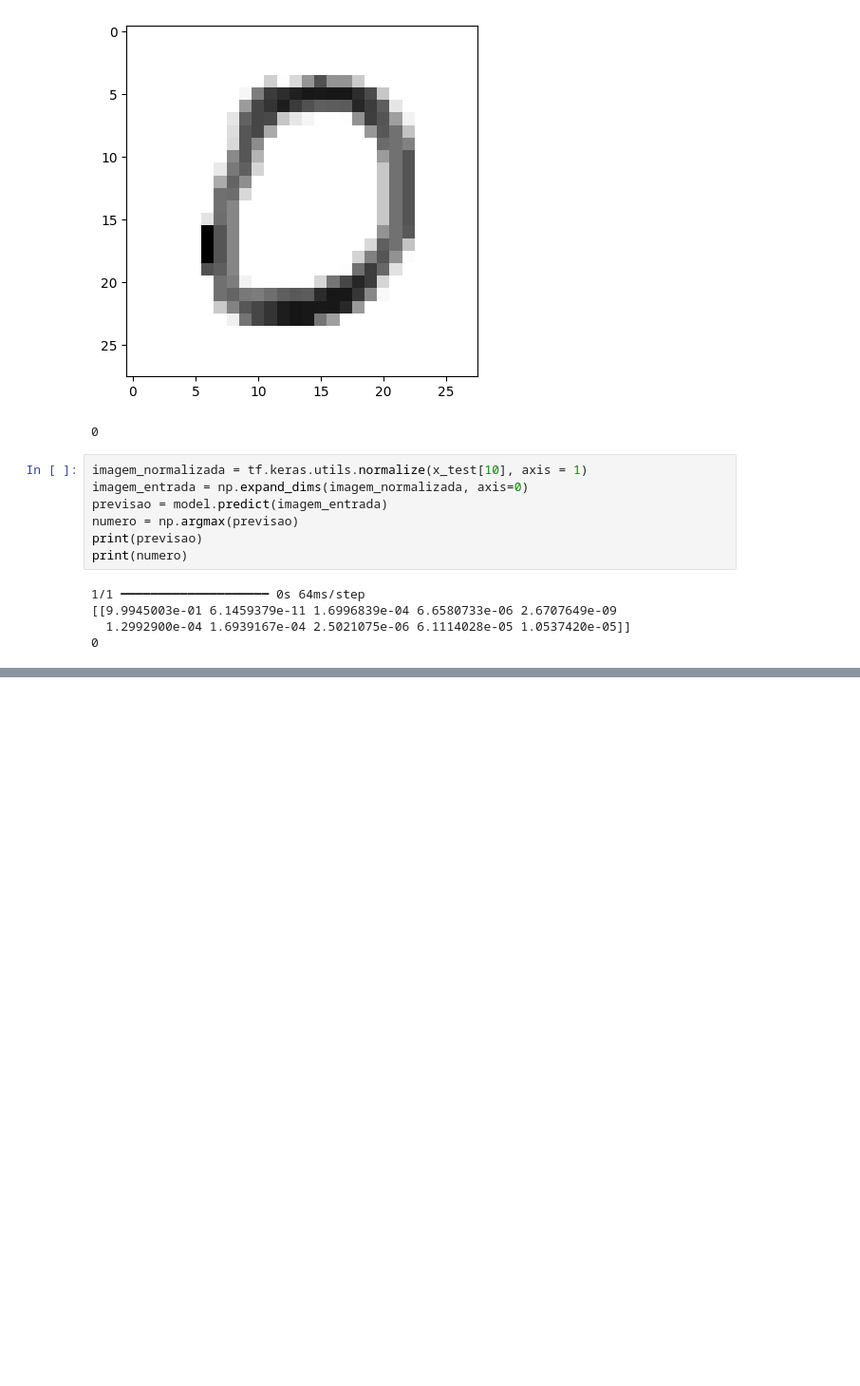
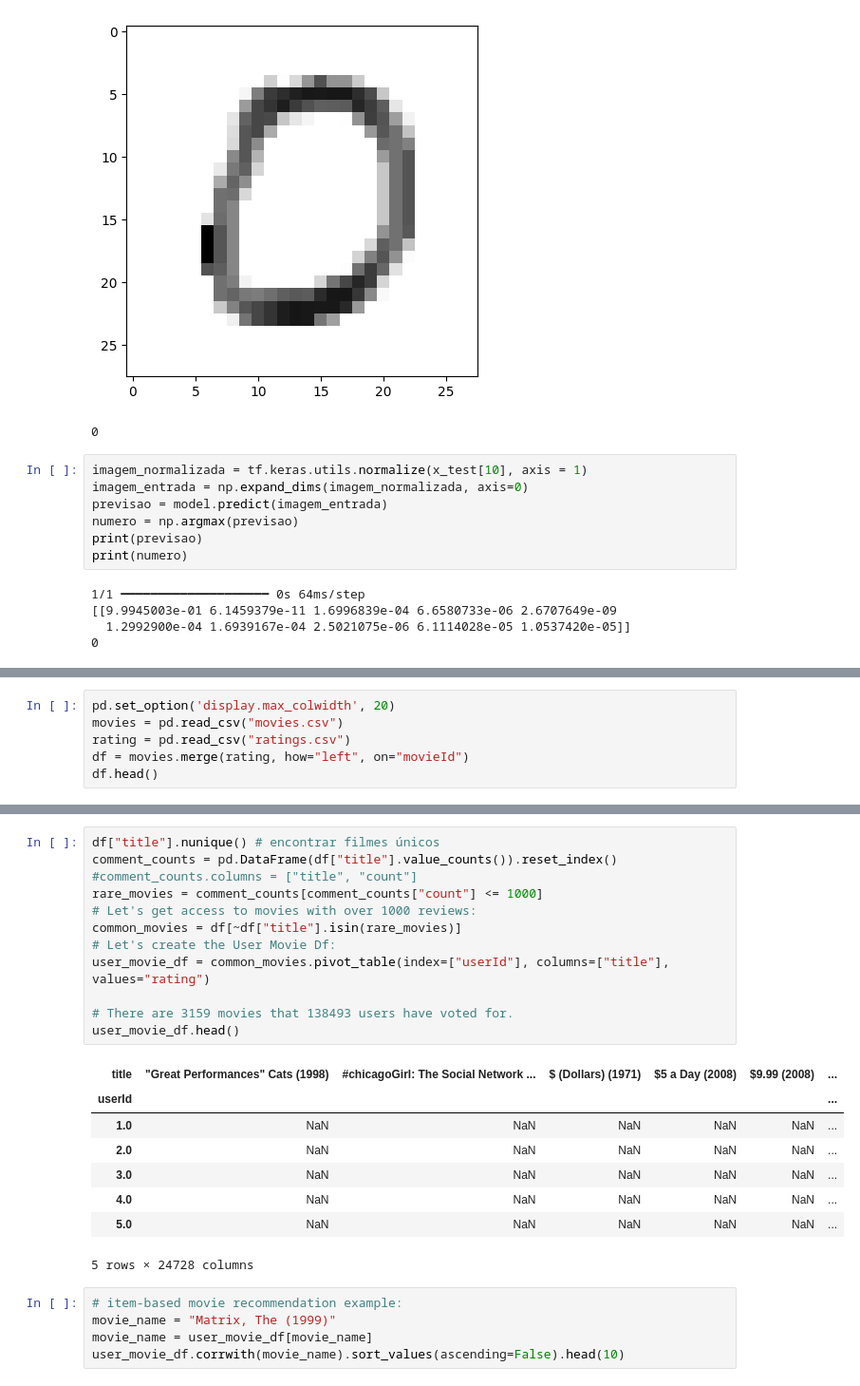
Before and after one commit to penchel/recdeeplearning, a Jupyter notebook: recdlpesquisa.ipynb, the cells around one changed output, grey strips where cells are left out. Shown at 95% size. Drawn from its saved outputs; the diff is of its cells as text; blank space fills up the shorter version.

Commit message:
filtragem colaborativa item

```diff
--- a/recdlpesquisa.ipynb
+++ b/recdlpesquisa.ipynb
@@ -112,0 +158,6 @@ print(numero)
+# %%
+pd.set_option('display.max_colwidth', 20)
+movies = pd.read_csv("movies.csv")
+rating = pd.read_csv("ratings.csv")
+df = movies.merge(rating, how="left", on="movieId")
+df.head()
@@ -112,0 +171,26 @@ print(numero)
+# %%
+df["title"].nunique() # encontrar filmes únicos
+comment_counts = pd.DataFrame(df["title"].value_counts()).reset_index()
+#comment_counts.columns = ["title", "count"]
+rare_movies = comment_counts[comment_counts["count"] <= 1000]
+# Let's get access to movies with over 1000 reviews:
+common_movies = df[~df["title"].isin(rare_movies)]
+# Let's create the User Movie Df:
+user_movie_df = common_movies.pivot_table(index=["userId"], columns=["title"], values="rating")
+
+# There are 3159 movies that 138493 users have voted for.
+user_movie_df.head()
+# %% [output]
+| title | "Great Performances" Cats (1998) | #chicagoGirl: The Social Network ... | $ (Dollars) (1971) | $5 a Day (2008) | $9.99 (2008) | ... |
+| userId |  |  |  |  |  | ... |
+| 1.0 | NaN | NaN | NaN | NaN | NaN | ... |
+| 2.0 | NaN | NaN | NaN | NaN | NaN | ... |
+| 3.0 | NaN | NaN | NaN | NaN | NaN | ... |
+| 4.0 | NaN | NaN | NaN | NaN | NaN | ... |
+| 5.0 | NaN | NaN | NaN | NaN | NaN | ... |
+5 rows × 24728 columns
+# %%
+# item-based movie recommendation example:
+movie_name = "Matrix, The (1999)"
+movie_name = user_movie_df[movie_name]
+user_movie_df.corrwith(movie_name).sort_values(ascending=False).head(10)
```
Also changed, not shown: parts of 10 cells of this notebook, 2 other files.
